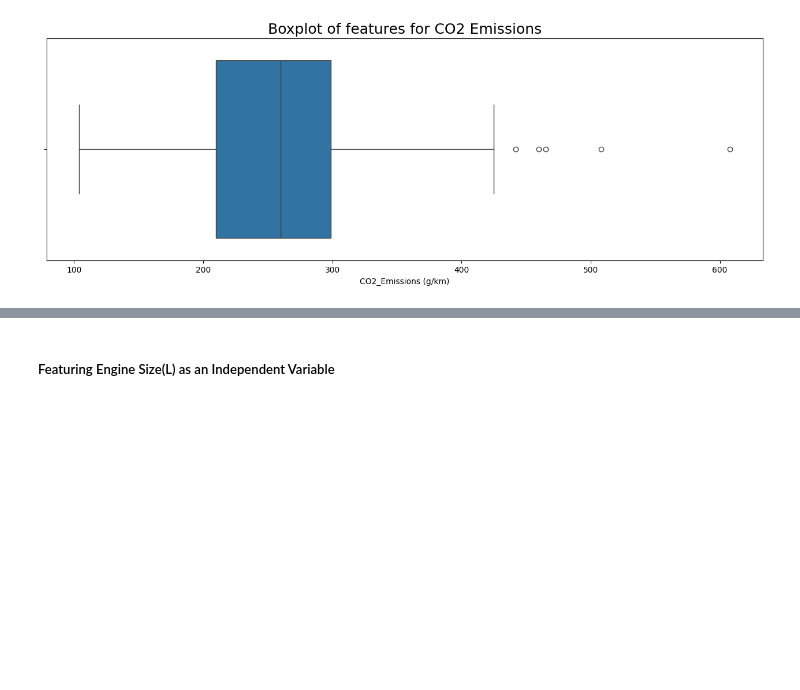
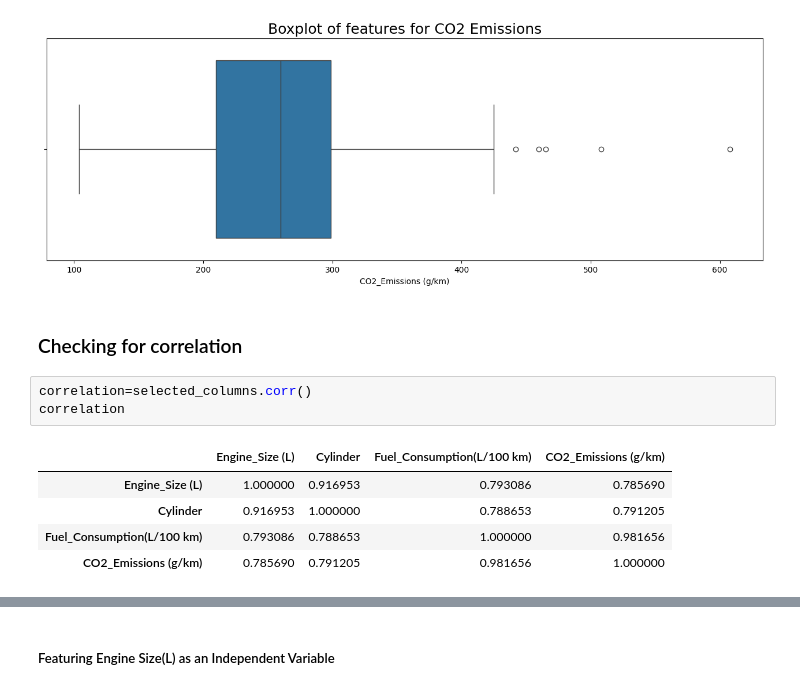
Before and after one commit to Tiga257/Azubi_2, a Jupyter notebook: Week2_ML.ipynb, the cells around one changed output, grey strips where cells are left out. Saved outputs shown, nothing was run; the diff lists cells and outputs as text; blank space fills up the shorter version.

```diff
--- a/Week2_ML.ipynb
+++ b/Week2_ML.ipynb
@@ -171,3 +171,14 @@ plt.title('Boxplot of features for CO2 Emissions', fontsize = 18)
 plt.show()
 # %% [output]
 [figure]
+# %% [markdown]
+### Checking for correlation
+# %%
+correlation=selected_columns.corr()
+correlation
+# %% [output]
+|  | Engine_Size (L) | Cylinder | Fuel_Consumption(L/100 km) | CO2_Emissions (g/km) |
+| Engine_Size (L) | 1.000000 | 0.916953 | 0.793086 | 0.785690 |
+| Cylinder | 0.916953 | 1.000000 | 0.788653 | 0.791205 |
+| Fuel_Consumption(L/100 km) | 0.793086 | 0.788653 | 1.000000 | 0.981656 |
+| CO2_Emissions (g/km) | 0.785690 | 0.791205 | 0.981656 | 1.000000 |
```
Also changed, not shown: parts of 13 cells of this notebook.
